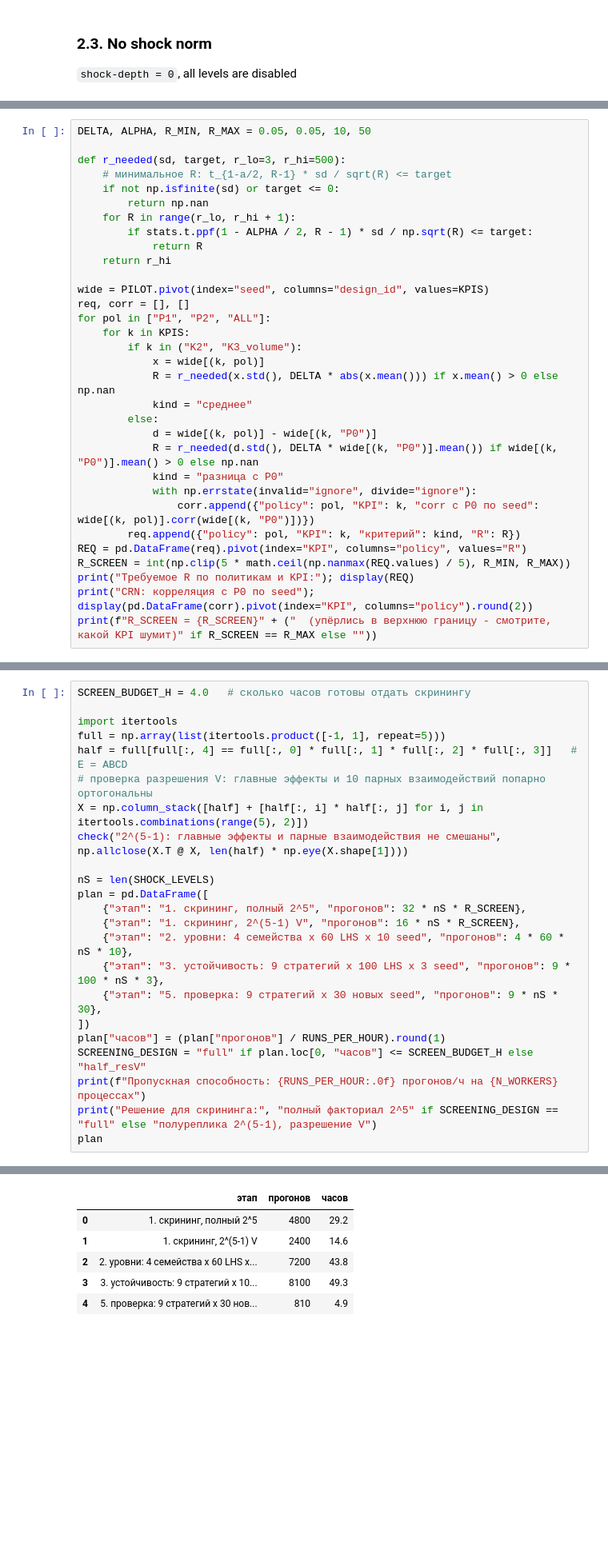
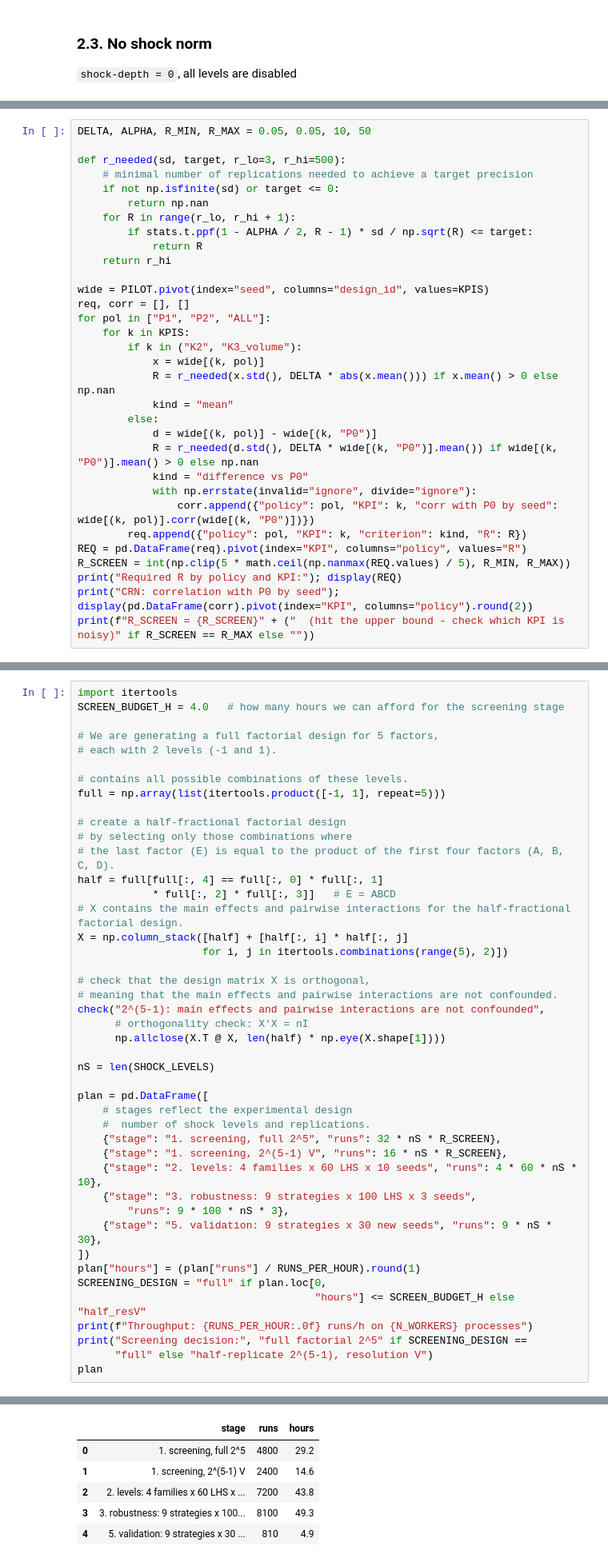
Before and after one commit to adsm1rnov/netlogo-experiment, a Jupyter notebook: 00_setup.ipynb, the cells around one changed output, grey strips where cells are left out. Shown at 80% size. Drawn from its saved outputs; the diff is of its cells as text; blank space fills up the shorter version.

```diff
--- a/00_setup.ipynb
+++ b/00_setup.ipynb
@@ -624,7 +540,7 @@ print("Коэффициент вариации по seed:"); display(cv)
 DELTA, ALPHA, R_MIN, R_MAX = 0.05, 0.05, 10, 50
 
 def r_needed(sd, target, r_lo=3, r_hi=500):
-    # минимальное R: t_{1-a/2, R-1} * sd / sqrt(R) <= target
+    # minimal number of replications needed to achieve a target precision
     if not np.isfinite(sd) or target <= 0:
         return np.nan
     for R in range(r_lo, r_hi + 1):
@@ -639,17 +555,17 @@ for pol in ["P1", "P2", "ALL"]:
         if k in ("K2", "K3_volume"):
             x = wide[(k, pol)]
             R = r_needed(x.std(), DELTA * abs(x.mean())) if x.mean() > 0 else np.nan
-            kind = "среднее"
+            kind = "mean"
         else:
             d = wide[(k, pol)] - wide[(k, "P0")]
             R = r_needed(d.std(), DELTA * wide[(k, "P0")].mean()) if wide[(k, "P0")].mean() > 0 else np.nan
-            kind = "разница с P0"
+            kind = "difference vs P0"
             with np.errstate(invalid="ignore", divide="ignore"):
-                corr.append({"policy": pol, "KPI": k, "corr с P0 по seed": wide[(k, pol)].corr(wide[(k, "P0")])})
-        req.append({"policy": pol, "KPI": k, "критерий": kind, "R": R})
+                corr.append({"policy": pol, "KPI": k, "corr with P0 by seed": wide[(k, pol)].corr(wide[(k, "P0")])})
+        req.append({"policy": pol, "KPI": k, "criterion": kind, "R": R})
 REQ = pd.DataFrame(req).pivot(index="KPI", columns="policy", values="R")
 R_SCREEN = int(np.clip(5 * math.ceil(np.nanmax(REQ.values) / 5), R_MIN, R_MAX))
-print("Требуемое R по политикам и KPI:"); display(REQ)
-print("CRN: корреляция с P0 по seed"); display(pd.DataFrame(corr).pivot(index="KPI", columns="policy").round(2))
-print(f"R_SCREEN = {R_SCREEN}" + ("  (упёрлись в верхнюю границу - смотрите, какой KPI шумит)" if R_SCREEN == R_MAX else ""))
+print("Required R by policy and KPI:"); display(REQ)
+print("CRN: correlation with P0 by seed"); display(pd.DataFrame(corr).pivot(index="KPI", columns="policy").round(2))
+print(f"R_SCREEN = {R_SCREEN}" + ("  (hit the upper bound - check which KPI is noisy)" if R_SCREEN == R_MAX else ""))
 # %% [output]
@@ -693,24 +609,45 @@ plt.tight_layout(); plt.show()
 # %%
-SCREEN_BUDGET_H = 4.0   # сколько часов готовы отдать скринингу
+import itertools
+SCREEN_BUDGET_H = 4.0   # how many hours we can afford for the screening stage
 
-import itertools
+# We are generating a full factorial design for 5 factors,
+# each with 2 levels (-1 and 1).
+
+# contains all possible combinations of these levels.
 full = np.array(list(itertools.product([-1, 1], repeat=5)))
-half = full[full[:, 4] == full[:, 0] * full[:, 1] * full[:, 2] * full[:, 3]]   # E = ABCD
-# проверка разрешения V: главные эффекты и 10 парных взаимодействий попарно ортогональны
-X = np.column_stack([half] + [half[:, i] * half[:, j] for i, j in itertools.combinations(range(5), 2)])
-check("2^(5-1): главные эффекты и парные взаимодействия не смешаны", np.allclose(X.T @ X, len(half) * np.eye(X.shape[1])))
+
+# create a half-fractional factorial design
+# by selecting only those combinations where
+# the last factor (E) is equal to the product of the first four factors (A, B, C, D).
+half = full[full[:, 4] == full[:, 0] * full[:, 1]
+            * full[:, 2] * full[:, 3]]   # E = ABCD
+# X contains the main effects and pairwise interactions for the half-fractional factorial design.
+X = np.column_stack([half] + [half[:, i] * half[:, j]
+                    for i, j in itertools.combinations(range(5), 2)])
+
+# check that the design matrix X is orthogonal,
+# meaning that the main effects and pairwise interactions are not confounded.
+check("2^(5-1): main effects and pairwise interactions are not confounded",
+      # orthogonality check: X'X = nI
+      np.allclose(X.T @ X, len(half) * np.eye(X.shape[1])))
 
 nS = len(SHOCK_LEVELS)
+
 plan = pd.DataFrame([
-    {"этап": "1. скрининг, полный 2^5", "прогонов": 32 * nS * R_SCREEN},
-    {"этап": "1. скрининг, 2^(5-1) V", "прогонов": 16 * nS * R_SCREEN},
-    {"этап": "2. уровни: 4 семейства x 60 LHS x 10 seed", "прогонов": 4 * 60 * nS * 10},
-    {"этап": "3. устойчивость: 9 стратегий x 100 LHS x 3 seed", "прогонов": 9 * 100 * nS * 3},
-    {"этап": "5. проверка: 9 стратегий x 30 новых seed", "прогонов": 9 * nS * 30},
+    # stages reflect the experimental design
+    #  number of shock levels and replications.
+    {"stage": "1. screening, full 2^5", "runs": 32 * nS * R_SCREEN},
+    {"stage": "1. screening, 2^(5-1) V", "runs": 16 * nS * R_SCREEN},
+    {"stage": "2. levels: 4 families x 60 LHS x 10 seeds", "runs": 4 * 60 * nS * 10},
+    {"stage": "3. robustness: 9 strategies x 100 LHS x 3 seeds",
+        "runs": 9 * 100 * nS * 3},
+    {"stage": "5. validation: 9 strategies x 30 new seeds", "runs": 9 * nS * 30},
 ])
-plan["часов"] = (plan["прогонов"] / RUNS_PER_HOUR).round(1)
-SCREENING_DESIGN = "full" if plan.loc[0, "часов"] <= SCREEN_BUDGET_H else "half_resV"
-print(f"Пропускная способность: {RUNS_PER_HOUR:.0f} прогонов/ч на {N_WORKERS} процессах")
-print("Решение для скрининга:", "полный факториал 2^5" if SCREENING_DESIGN == "full" else "полуреплика 2^(5-1), разрешение V")
+plan["hours"] = (plan["runs"] / RUNS_PER_HOUR).round(1)
+SCREENING_DESIGN = "full" if plan.loc[0,
+                                      "hours"] <= SCREEN_BUDGET_H else "half_resV"
+print(f"Throughput: {RUNS_PER_HOUR:.0f} runs/h on {N_WORKERS} processes")
+print("Screening decision:", "full factorial 2^5" if SCREENING_DESIGN ==
+      "full" else "half-replicate 2^(5-1), resolution V")
 plan
 # %% [output]
@@ -720,7 +657,7 @@ PASS 2^(5-1): главные эффекты и парные взаимодейс
-|  | этап | прогонов | часов |
-| 0 | 1. скрининг, полный 2^5 | 4800 | 29.2 |
-| 1 | 1. скрининг, 2^(5-1) V | 2400 | 14.6 |
-| 2 | 2. уровни: 4 семейства x 60 LHS x... | 7200 | 43.8 |
-| 3 | 3. устойчивость: 9 стратегий x 10... | 8100 | 49.3 |
-| 4 | 5. проверка: 9 стратегий x 30 нов... | 810 | 4.9 |
+|  | stage | runs | hours |
+| 0 | 1. screening, full 2^5 | 4800 | 29.2 |
+| 1 | 1. screening, 2^(5-1) V | 2400 | 14.6 |
+| 2 | 2. levels: 4 families x 60 LHS x ... | 7200 | 43.8 |
+| 3 | 3. robustness: 9 strategies x 100... | 8100 | 49.3 |
+| 4 | 5. validation: 9 strategies x 30 ... | 810 | 4.9 |
 # %% [markdown]
```
Also changed, not shown: parts of 26 cells of this notebook, 2 other files.
